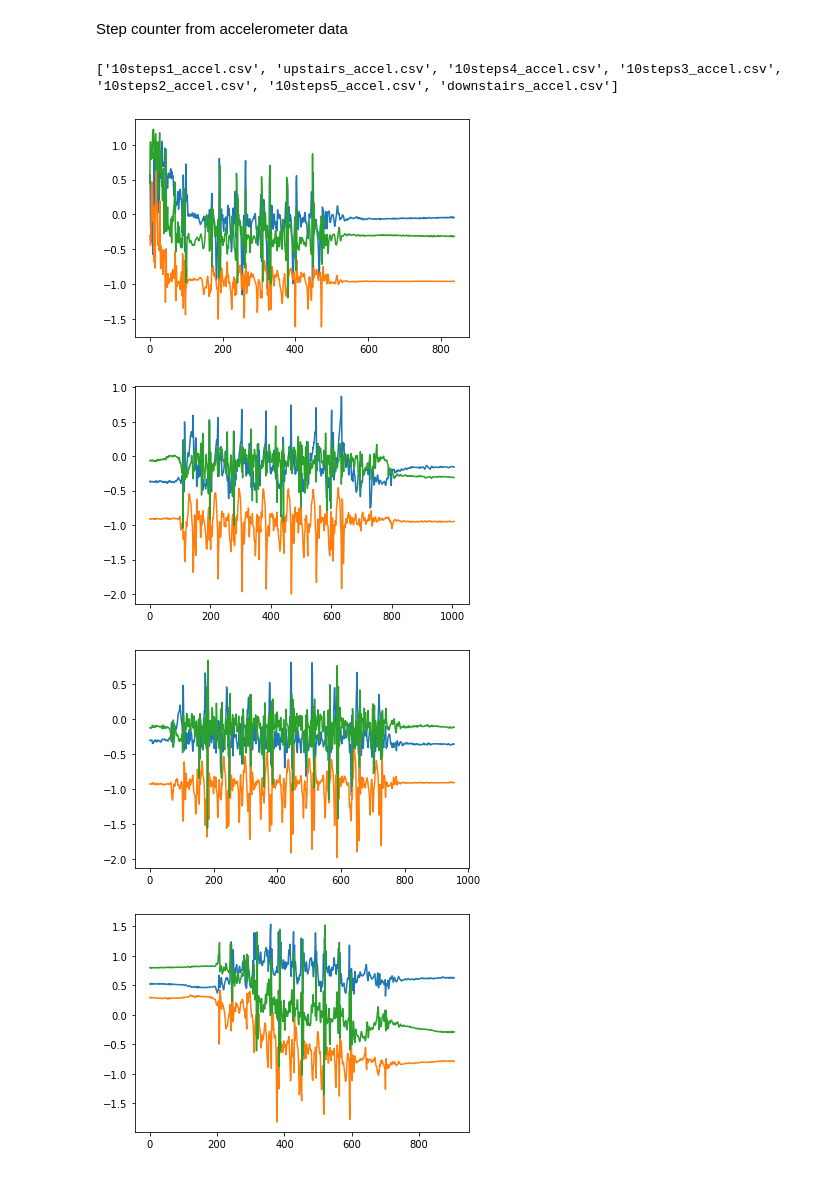
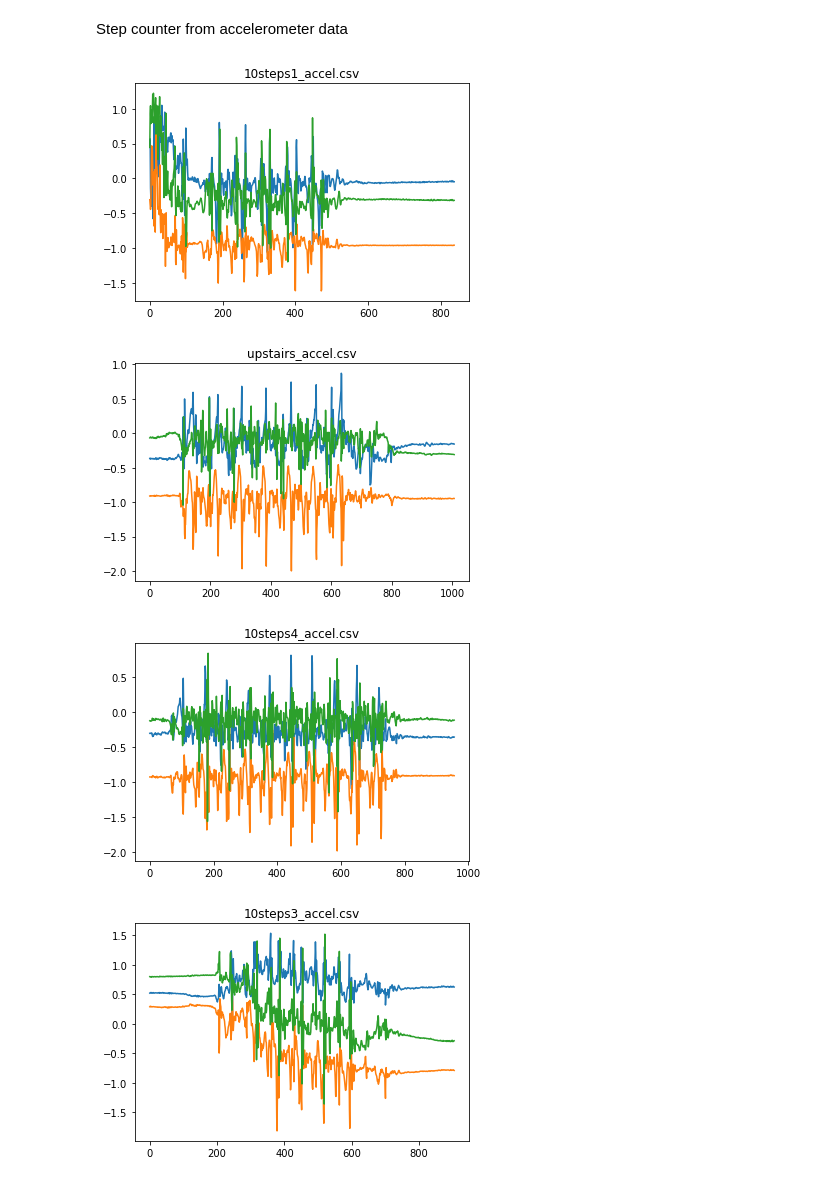
Before and after one commit to Cloudspindle/py_stepcounter, a Jupyter notebook: step_counter.ipynb, the cells around one changed output. Saved outputs shown, nothing was run; the diff lists cells and outputs as text; code cells hidden in the pictures.

```diff
--- a/step_counter.ipynb
+++ b/step_counter.ipynb
@@ -4,28 +4,34 @@ Step counter from accelerometer data
 import os
 import glob
 import csv
+import math
 import numpy as np
 import matplotlib.pyplot as plt
 import datetime
-
+import scipy as sp
+from scipy.signal import butter, lfilter, freqs
+import pandas as pd
+from scipy.signal import find_peaks
 data_file_path = ""
 
 csv_files = glob.glob('*.csv')
-print(result)
+data = dict() #plain python dictonary  to contain list of 3 axis list
+pdata = dict() #dict of numpy arrays
-# %% [output]
-['10steps1_accel.csv', 'upstairs_accel.csv', '10steps4_accel.csv', '10steps3_accel.csv', '10steps2_accel.csv', '10steps5_accel.csv', 'downstairs_accel.csv']
 # %%
+
 for data_file_path in csv_files:
-    data = []
+    data[data_file_path] = []
     with open(data_file_path, 'r') as f:
         reader = csv.reader(f, delimiter=',')
         for row in reader: #skip timestamp field
-            data.append([row[1],row[2],row[3]])
-        data = np.array(data).astype(float)
-    plt.plot(data)
+            data[data_file_path].append([float(row[1]),float(row[2]),float(row[3])])
+
+    pdata[data_file_path] = np.array(data[data_file_path])
+    plt.plot(pdata[data_file_path])
+    plt.title(data_file_path)
     plt.show()
 # %% [output]
-[figure, old version]
+[figure, new version]
-[figure, old version]
+[figure, new version]
-[figure, old version]
+[figure, new version]
-[figure, old version]
+[figure, new version]
```
Also changed, not shown: parts of 6 cells of this notebook.
